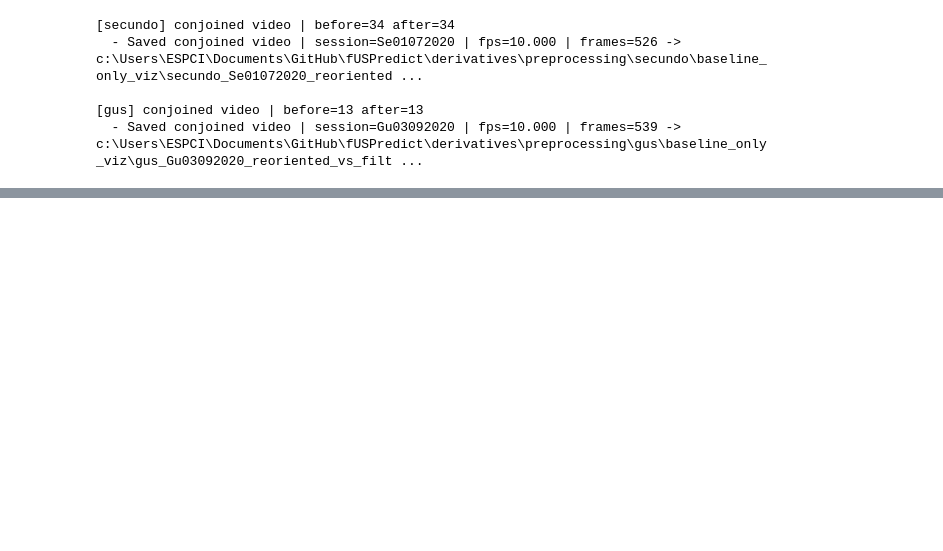
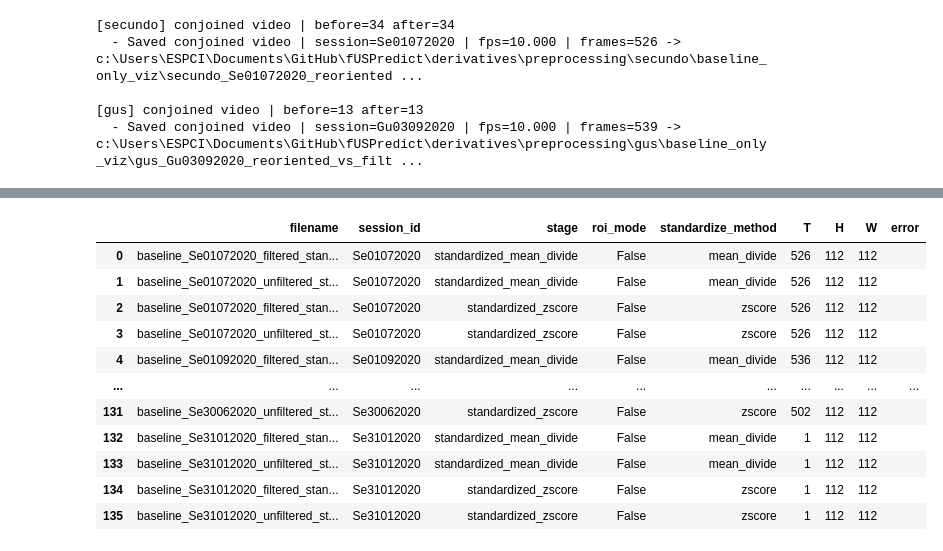
Before and after one commit to brynnhs/fUSPredict, a Jupyter notebook: code/1_preprocessing/2_updated_processing.ipynb, the cells around one changed output, grey strips where cells are left out. Drawn from its saved outputs; the diff is of its cells as text; code cells hidden in the pictures; blank space fills up the shorter version.

Commit message:
refactor: standardization computation and vis logic

```diff
--- a/code/1_preprocessing/2_updated_processing.ipynb
+++ b/code/1_preprocessing/2_updated_processing.ipynb
@@ -691,0 +702,87 @@ else:
+# %%
+from utils.preprocessing.io import (
+    STAGE_FILTERED,
+    STAGE_REORIENTED_RESIZED,
+    summarize_npz_collection,
+)
+
+stdz = importlib.reload(stdz)
+
+std_cfg = config.get("preprocessing", {}).get("standardization", {})
+STD_EPS = float(std_cfg.get("eps", 1e-8))
+STD_FLOOR_PERCENTILE = float(std_cfg.get("floor_percentile", 10.0))
+_STD_CLIP_ABS_RAW = std_cfg.get("clip_abs", 3.0)
+if isinstance(_STD_CLIP_ABS_RAW, str) and _STD_CLIP_ABS_RAW.strip().lower() in {"", "none", "null"}:
+    STD_CLIP_ABS = None
+else:
+    STD_CLIP_ABS = None if _STD_CLIP_ABS_RAW is None else float(_STD_CLIP_ABS_RAW)
+STD_ROI_MODE = bool(std_cfg.get("roi_mode", False))
+STD_OVERWRITE = bool(std_cfg.get("overwrite", False))
+
+std_out_by_subject = {}
+
+for subject in subjects:
+    raw_unfiltered_dir = deriv_root / subject / "baseline_only_reoriented_resized"
+    raw_filtered_dir = deriv_root / subject / "baseline_only_filtered"
+    std_out_dir = deriv_root / subject / "baseline_only_standardized"
+
+    raw_unfiltered_paths = sorted(raw_unfiltered_dir.glob(f"baseline_*_{STAGE_REORIENTED_RESIZED}.npz"))
+    raw_filtered_paths = sorted(raw_filtered_dir.glob(f"baseline_*_{STAGE_FILTERED}.npz"))
+    in_paths = [str(p) for p in raw_unfiltered_paths] + [str(p) for p in raw_filtered_paths]
+
+    print(
+        f"\n[{subject}] standardization | "
+        f"unfiltered_raw={len(raw_unfiltered_paths)} filtered_raw={len(raw_filtered_paths)}"
+    )
+
+    if len(in_paths) == 0:
+        print("  - Skip: no reoriented_resized/filtered inputs found.")
+        std_out_by_subject[subject] = {
+            "raw_unfiltered_paths": raw_unfiltered_paths,
+            "raw_filtered_paths": raw_filtered_paths,
+            "out_map": {
+                "unfiltered_mean_divide": [],
+                "unfiltered_zscore": [],
+                "filtered_mean_divide": [],
+                "filtered_zscore": [],
+            },
+            "std_out_dir": std_out_dir,
+        }
+        continue
+
+    out_map = stdz.standardize_stage_sessions(
+        in_npz_paths=in_paths,
+        out_dir=str(std_out_dir),
+        eps=STD_EPS,
+        floor_percentile=STD_FLOOR_PERCENTILE,
+        clip_abs=STD_CLIP_ABS,
+        roi_mode=STD_ROI_MODE,
+        overwrite=STD_OVERWRITE,
+    )
+
+    std_out_by_subject[subject] = {
+        "raw_unfiltered_paths": raw_unfiltered_paths,
+        "raw_filtered_paths": raw_filtered_paths,
+        "out_map": out_map,
+        "std_out_dir": std_out_dir,
+    }
+
+    standardized_paths = sorted({p for paths in out_map.values() for p in paths if p})
+    print(f"  - Standardized outputs registered: {len(standardized_paths)}")
+
+    if standardized_paths:
+        summary_df = summarize_npz_collection(standardized_paths)
+        show_cols = [
+            "filename",
+            "session_id",
+            "stage",
+            "roi_mode",
+            "standardize_method",
+            "T",
+            "H",
+            "W",
+            "error",
+        ]
+        show_cols = [c for c in show_cols if c in summary_df.columns]
+        display(summary_df[show_cols])
+# %% [output]
@@ -691,0 +791,12 @@ else:
+|  | filename | session_id | stage | roi_mode | standardize_method | T | H | W | error |
+| 0 | baseline_Se01072020_filtered_stan... | Se01072020 | standardized_mean_divide | False | mean_divide | 526 | 112 | 112 |  |
+| 1 | baseline_Se01072020_unfiltered_st... | Se01072020 | standardized_mean_divide | False | mean_divide | 526 | 112 | 112 |  |
+| 2 | baseline_Se01072020_filtered_stan... | Se01072020 | standardized_zscore | False | zscore | 526 | 112 | 112 |  |
+| 3 | baseline_Se01072020_unfiltered_st... | Se01072020 | standardized_zscore | False | zscore | 526 | 112 | 112 |  |
+| 4 | baseline_Se01092020_filtered_stan... | Se01092020 | standardized_mean_divide | False | mean_divide | 536 | 112 | 112 |  |
+| ... | ... | ... | ... | ... | ... | ... | ... | ... | ... |
+| 131 | baseline_Se30062020_unfiltered_st... | Se30062020 | standardized_zscore | False | zscore | 502 | 112 | 112 |  |
+| 132 | baseline_Se31012020_filtered_stan... | Se31012020 | standardized_mean_divide | False | mean_divide | 1 | 112 | 112 |  |
+| 133 | baseline_Se31012020_unfiltered_st... | Se31012020 | standardized_mean_divide | False | mean_divide | 1 | 112 | 112 |  |
+| 134 | baseline_Se31012020_filtered_stan... | Se31012020 | standardized_zscore | False | zscore | 1 | 112 | 112 |  |
+| 135 | baseline_Se31012020_unfiltered_st... | Se31012020 | standardized_zscore | False | zscore | 1 | 112 | 112 |  |
```
Also changed, not shown: parts of 11 cells of this notebook, 2 other files.
